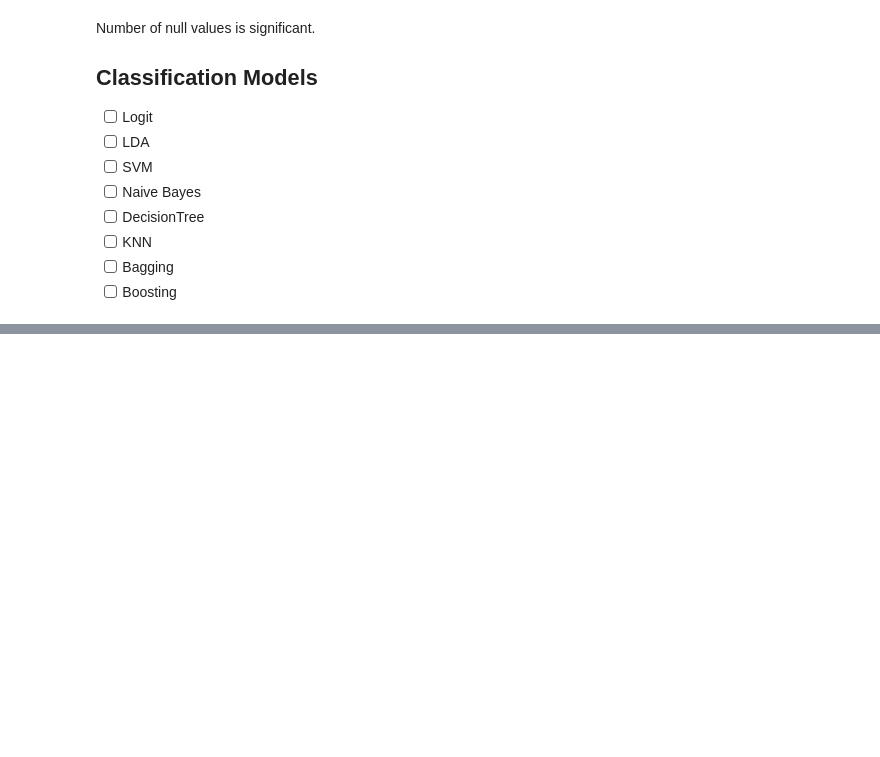
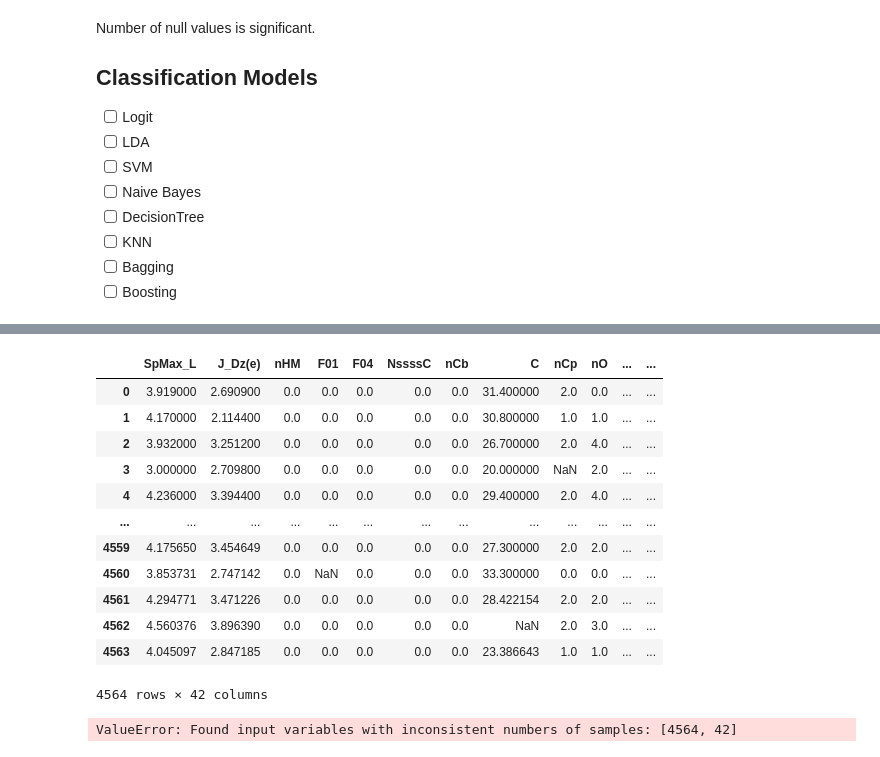
Before and after one commit to joelpoliveira/AprendizagemAutomatica-Projeto, a Jupyter notebook: Projeto2/Main_Joel.ipynb, the cells around one changed output, grey strips where cells are left out. Saved outputs shown, nothing was run; the diff lists cells and outputs as text; code cells hidden in the pictures; blank space fills up the shorter version.

```diff
--- a/Projeto2/Main_Joel.ipynb
+++ b/Projeto2/Main_Joel.ipynb
@@ -49,0 +109,27 @@ plt.show()
+# %%
+#Criação do train + test e validation set
+df1=pd.DataFrame(X,columns=y)
+df1
+df2=df1.join(new_y)
+X=df2.values
+y=df2.columns
+df3=pd.DataFrame(X,columns=y)
+df3
+# %% [output]
+|  | SpMax_L | J_Dz(e) | nHM | F01 | F04 | NssssC | nCb | C | nCp | nO | ... | ... |
+| 0 | 3.919000 | 2.690900 | 0.0 | 0.0 | 0.0 | 0.0 | 0.0 | 31.400000 | 2.0 | 0.0 | ... | ... |
+| 1 | 4.170000 | 2.114400 | 0.0 | 0.0 | 0.0 | 0.0 | 0.0 | 30.800000 | 1.0 | 1.0 | ... | ... |
+| 2 | 3.932000 | 3.251200 | 0.0 | 0.0 | 0.0 | 0.0 | 0.0 | 26.700000 | 2.0 | 4.0 | ... | ... |
+| 3 | 3.000000 | 2.709800 | 0.0 | 0.0 | 0.0 | 0.0 | 0.0 | 20.000000 | NaN | 2.0 | ... | ... |
+| 4 | 4.236000 | 3.394400 | 0.0 | 0.0 | 0.0 | 0.0 | 0.0 | 29.400000 | 2.0 | 4.0 | ... | ... |
+| ... | ... | ... | ... | ... | ... | ... | ... | ... | ... | ... | ... | ... |
+| 4559 | 4.175650 | 3.454649 | 0.0 | 0.0 | 0.0 | 0.0 | 0.0 | 27.300000 | 2.0 | 2.0 | ... | ... |
+| 4560 | 3.853731 | 2.747142 | 0.0 | NaN | 0.0 | 0.0 | 0.0 | 33.300000 | 0.0 | 0.0 | ... | ... |
+| 4561 | 4.294771 | 3.471226 | 0.0 | 0.0 | 0.0 | 0.0 | 0.0 | 28.422154 | 2.0 | 2.0 | ... | ... |
+| 4562 | 4.560376 | 3.896390 | 0.0 | 0.0 | 0.0 | 0.0 | 0.0 | NaN | 2.0 | 3.0 | ... | ... |
+| 4563 | 4.045097 | 2.847185 | 0.0 | 0.0 | 0.0 | 0.0 | 0.0 | 23.386643 | 1.0 | 1.0 | ... | ... |
+4564 rows × 42 columns
+# %%
+X_train, X_test, y_train, y_test = train_test_split(X, y, test_size=355, random_state=355)
+# %% [output]
+ValueError: Found input variables with inconsistent numbers of samples: [4564, 42]
```
Also changed, not shown: parts of 4 cells of this notebook.
